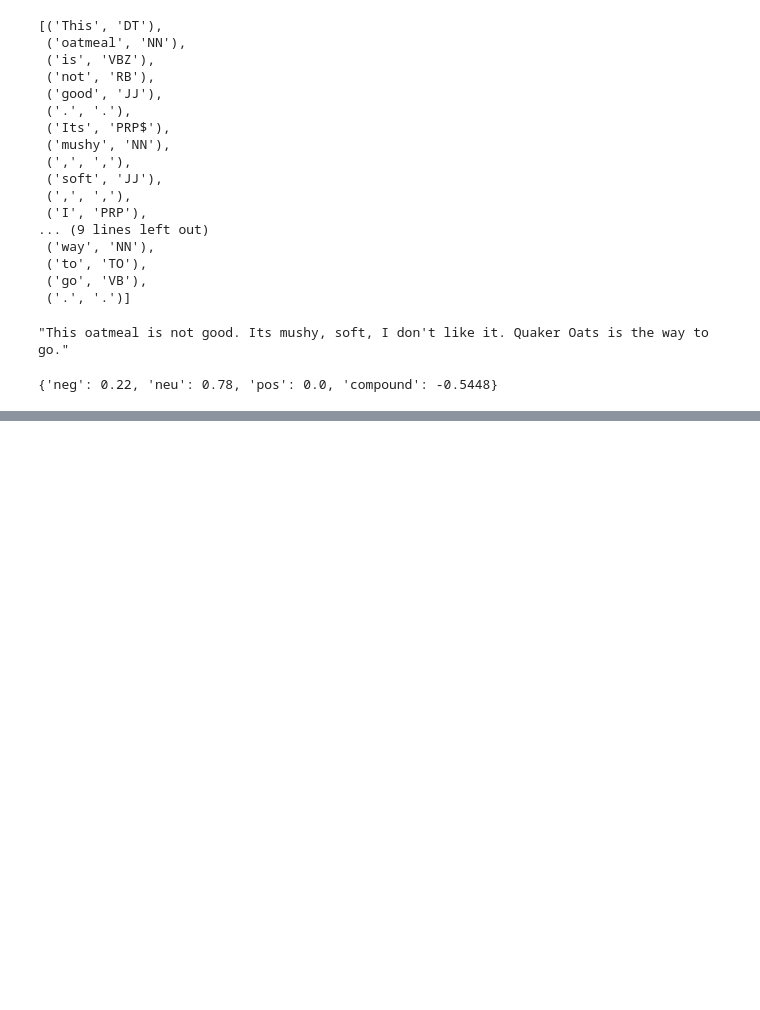
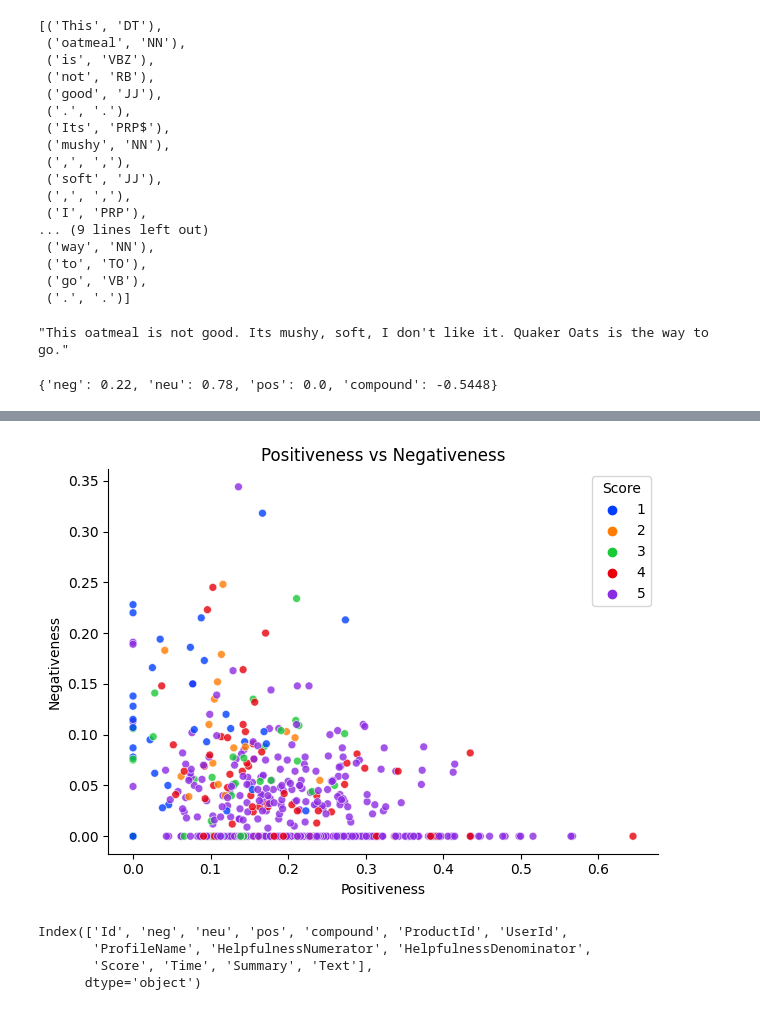
Before and after one commit to gaixen/Sentiment_Analysis_EndtoEnd, a Jupyter notebook: Sentiment_Analysis_VADER_RoBERTa.ipynb, the cells around one changed output, grey strips where cells are left out. Drawn from its saved outputs; the diff is of its cells as text; code cells hidden in the pictures; blank space fills up the shorter version.

```diff
--- a/Sentiment_Analysis_VADER_RoBERTa.ipynb
+++ b/Sentiment_Analysis_VADER_RoBERTa.ipynb
@@ -152,0 +207,19 @@ for i, row in tqdm(df.iterrows() , total = len(df)):
+# %%
+sns.scatterplot(data=vaders,x='pos',y='neg',hue='Score',
+              palette='bright',s=32,alpha=0.8)
+
+plt.gca().spines[['top', 'right']].set_visible(False)
+plt.xlabel('Positiveness')
+plt.ylabel('Negativeness')
+plt.title('Positiveness vs Negativeness')
+plt.tight_layout()
+plt.show()
+# %% [output]
+[figure, added]
+# %%
+vaders.columns
+# %% [output]
+Index(['Id', 'neg', 'neu', 'pos', 'compound', 'ProductId', 'UserId',
+       'ProfileName', 'HelpfulnessNumerator', 'HelpfulnessDenominator',
+       'Score', 'Time', 'Summary', 'Text'],
+      dtype='object')
```
Also changed, not shown: parts of 39 cells of this notebook.
